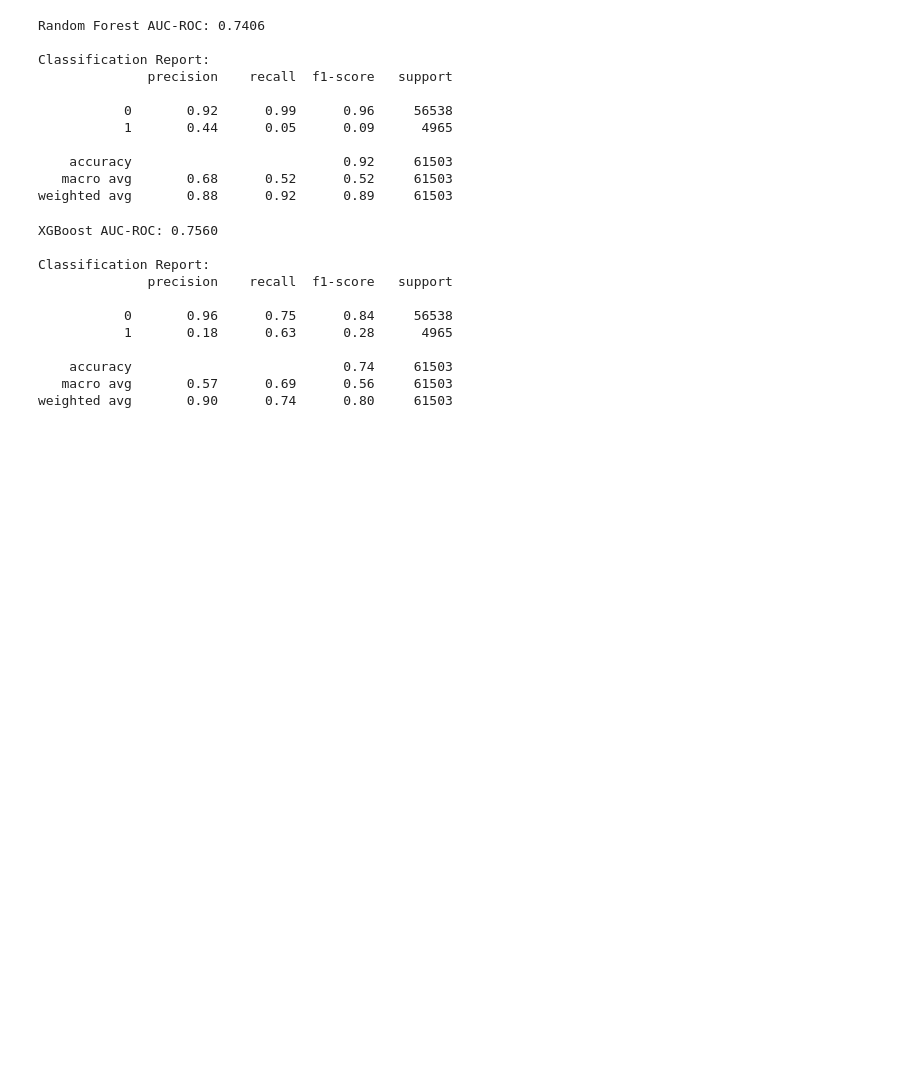
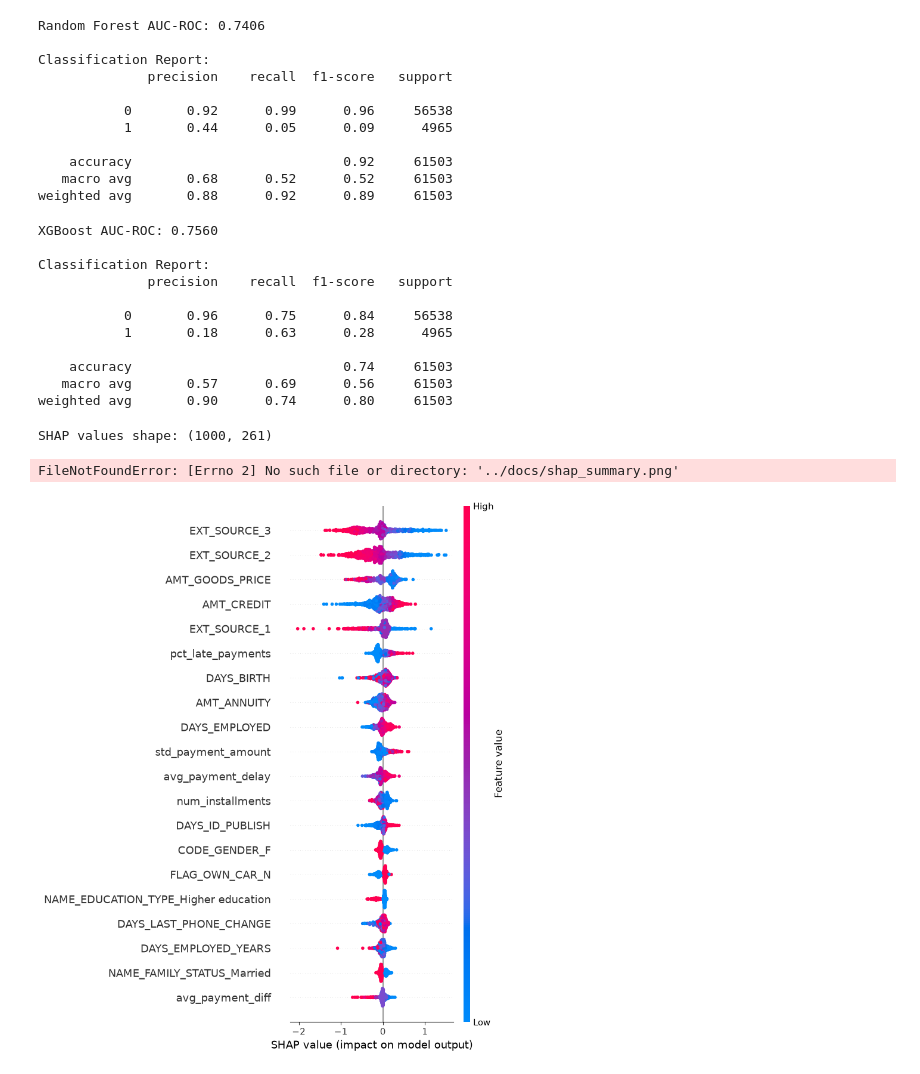
Before and after one commit to KingWhales/ai-credit-scoring-system, a Jupyter notebook: ml-service/notebooks/01_eda.ipynb, the cells around one changed output. Drawn from its saved outputs; the diff is of its cells as text; code cells hidden in the pictures; blank space fills up the shorter version.

```diff
--- a/ml-service/notebooks/01_eda.ipynb
+++ b/ml-service/notebooks/01_eda.ipynb
@@ -478,3 +480,40 @@ Classification Report:
     accuracy                           0.74     61503
    macro avg       0.57      0.69      0.56     61503
 weighted avg       0.90      0.74      0.80     61503
+# %%
+import shap
+
+# Get the fitted preprocessor and classifier separately from the pipeline
+fitted_preprocessor = xgb_pipeline.named_steps['preprocessor']
+fitted_classifier = xgb_pipeline.named_steps['classifier']
+
+# Transform the test data using the fitted preprocessor
+X_test_transformed = fitted_preprocessor.transform(X_test)
+
+# Get feature names after preprocessing (numeric + one-hot encoded categorical names)
+feature_names = (
+    fitted_preprocessor.named_transformers_['num'].named_steps['imputer'].get_feature_names_out(numeric_cols).tolist()
+    + fitted_preprocessor.named_transformers_['cat'].named_steps['onehot'].get_feature_names_out(categorical_cols).tolist()
+)
+
+# Create the SHAP explainer for XGBoost (TreeExplainer is fast and exact for tree models)
+explainer = shap.TreeExplainer(fitted_classifier)
+
+# Calculate SHAP values for a sample (full test set can be slow - start with a subset)
+sample_size = 1000
+X_sample = X_test_transformed[:sample_size]
+shap_values = explainer.shap_values(X_sample)
+
+print(f"SHAP values shape: {shap_values.shape}")
+# %% [output]
+SHAP values shape: (1000, 261)
+# %%
+import matplotlib.pyplot as plt
+
+shap.summary_plot(shap_values, X_sample, feature_names=feature_names, show=False)
+plt.tight_layout()
+plt.savefig('../docs/shap_summary.png', dpi=150, bbox_inches='tight')
+plt.show()
+# %% [output]
+FileNotFoundError: [Errno 2] No such file or directory: '../docs/shap_summary.png'
+[figure, added]
```
Also changed, not shown: parts of 5 cells of this notebook, 3 other files.
